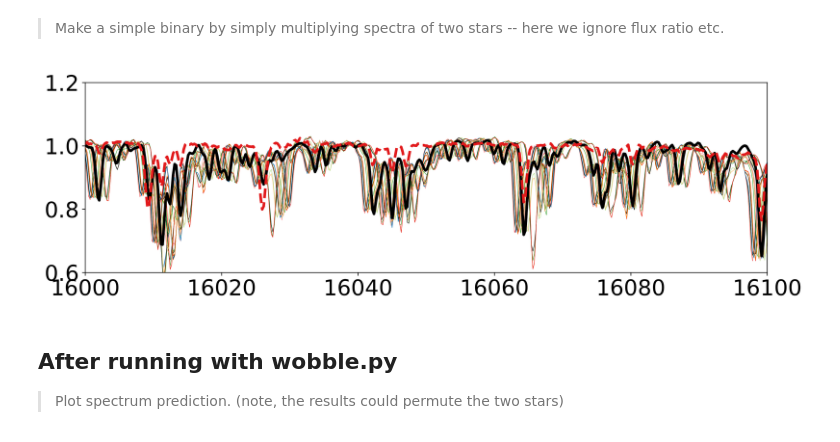
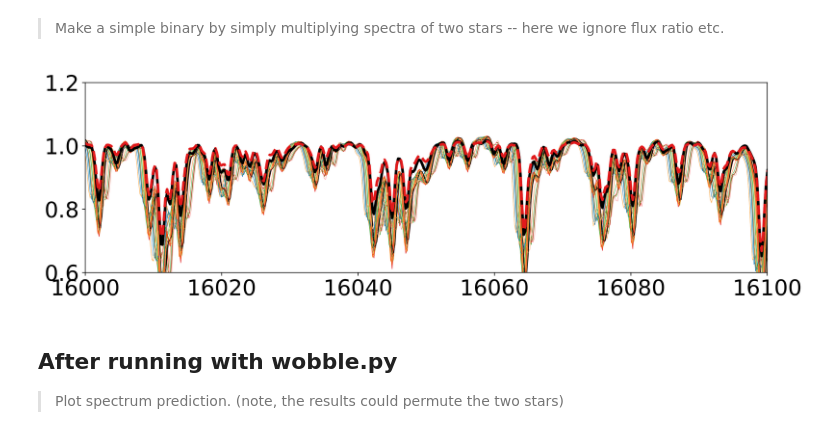
Before and after one commit to tingyuansen/Wobble_NN, a Jupyter notebook: Wobble_NN.ipynb, the cells around one changed output. Cells and saved outputs as stored; diff of their text form; code cells hidden in the pictures.

```diff
--- a/Wobble_NN.ipynb
+++ b/Wobble_NN.ipynb
@@ -150,10 +154,10 @@ num_obs = 30
 RV_array_1 = np.random.uniform(size=num_obs)*50. -25.
 
 # here we assume a static second component (kind of like teluric)
-#RV_array_2 = np.zeros(num_obs)
+RV_array_2 = np.zeros(num_obs)
 
 # or some binary curve (i.e. RV2 depends on RV1)
-RV_array_2 = 50. - RV_array_1
+#RV_array_2 = 50. - RV_array_1
 
 #--------------------------------------------------------------------------------------------------
 # make rest frame spectrum for spectrum 1
@@ -167,8 +171,8 @@ spec_rest_1 = get_normalized_spectrum_single_star(labels = labels1,
                     NN_coeffs_norm = NN_coeffs_norm, NN_coeffs_flux = NN_coeffs_flux)
 
 # for spectrum 2
-Teff1 = 7000.
-logg1 = 4.0
+Teff1 = 5000.
+logg1 = 3.0
 feh = 0.
 alphafe = 0.
 vmacro = 2.
@@ -200,34 +204,34 @@ spec_shifted_2 = np.array(spec_shifted_2)
 # combine two normalized flux (ignoring flux ratio)
 # to mock up observations
 spec_shifted = spec_shifted_1*spec_shifted_2
 
 
 #==================================================================================================
 # plot the spectrum
 lambda_min, lambda_max = 16000, 16100#  wavelength range for plotting
 
 plt.figure(figsize=(14, 4))
 plt.plot(wavelength, spec_shifted.T, lw=0.5)
 plt.xlim(lambda_min, lambda_max)
 plt.plot(wavelength, spec_rest_1, color="black", lw=3) ## rest frame spectrum 1
 plt.plot(wavelength, spec_rest_2, color=cb2[3], ls="--", lw=3) ## rest frame spectrum 2
 plt.ylim(0.6, 1.2)
 
 
 #==================================================================================================
 # save array
 # cull the few last few pixels because interpolation there tend to extrapolate to weird values
 np.savez("fitting_spectra.npz",\
          spec_shifted = spec_shifted[:,10:-10],\
          spec_shifted_1 = spec_shifted_1[:,10:-10],\
          spec_shifted_2 = spec_shifted_2[:,10:-10],\
          RV_array_1 = RV_array_1,\
          RV_array_2 = RV_array_2,\
          spec_rest_1 = spec_rest_1[10:-10],\
          spec_rest_2 = spec_rest_2[10:-10],\
          wavelength = wavelength[10:-10])
 # %% [output]
-[figure, old version]
+[figure, new version]
 # %% [markdown]
 ## After running with wobble.py
 
```
Also changed, not shown: parts of 4 cells of this notebook, 2 other files.
